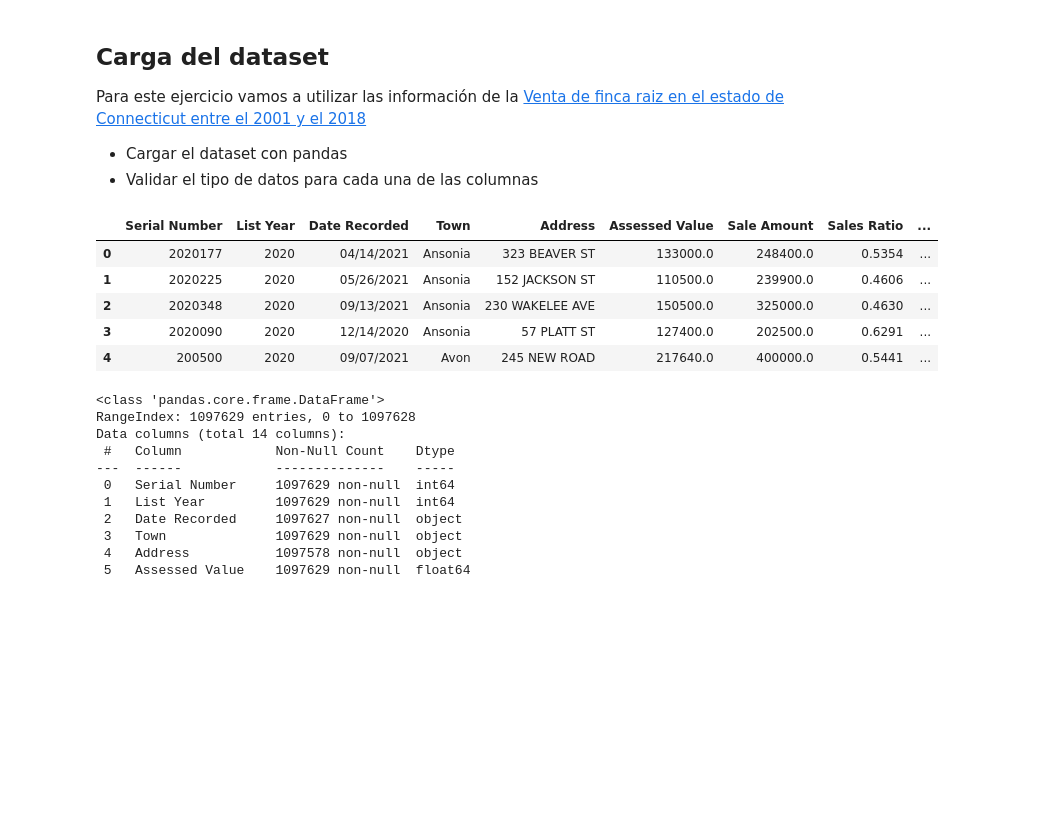
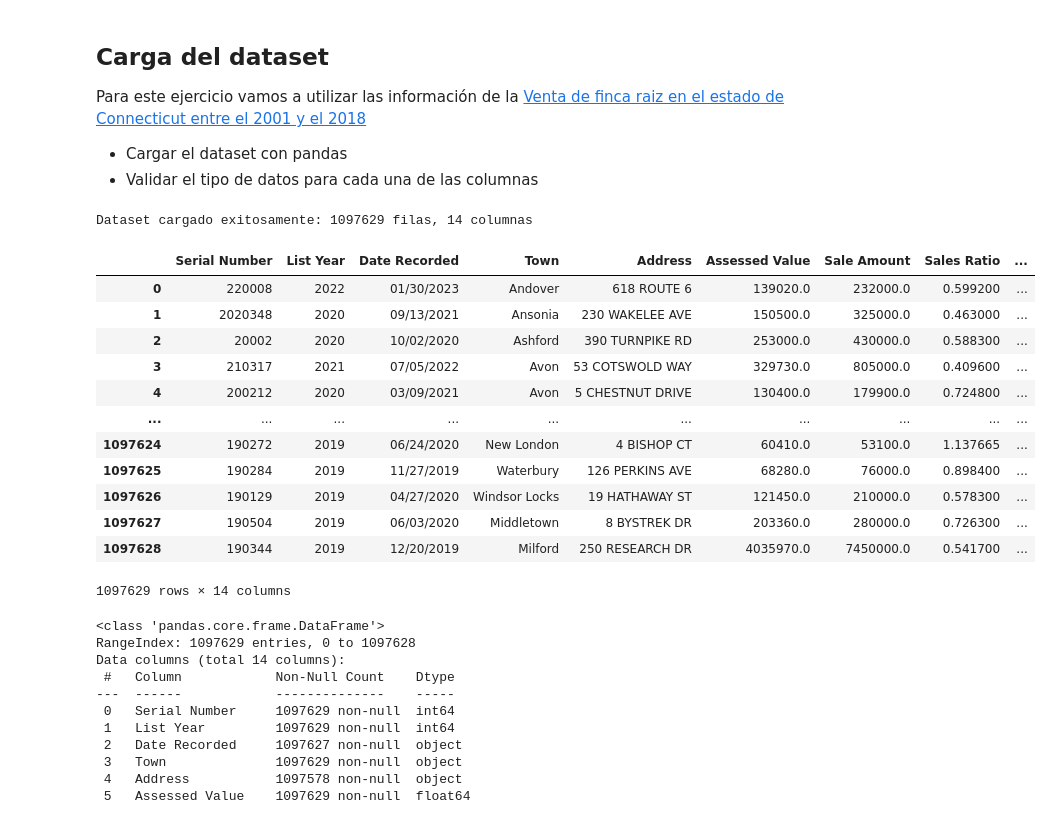
Before and after one commit to LordOnion88/MAD, a Jupyter notebook: Repasos/Análisis de tendencias de ventas.ipynb, the cells around one changed output. Saved outputs shown, nothing was run; the diff lists cells and outputs as text; code cells hidden in the pictures; blank space fills up the shorter version.

```diff
--- a/Repasos/Análisis de tendencias de ventas.ipynb
+++ b/Repasos/Análisis de tendencias de ventas.ipynb
@@ -37,18 +35,24 @@ Para este ejercicio vamos a utilizar las información de la [Venta de finca raiz
 -   Validar el tipo de datos para cada una de las columnas
 # %%
 # Cargar el dataset con pandas
-
-url = 'https://data.ct.gov/api/views/5mzw-sjtu/rows.csv'
-
-dataset = pd.read_csv(url, sep=',')
-dataset.head()
+url = "https://data.ct.gov/api/views/5mzw-sjtu/rows.csv"
+dataset = cargar_dataset(url)
+dataset
 # %% [output]
+Dataset cargado exitosamente: 1097629 filas, 14 columnas
 |  | Serial Number | List Year | Date Recorded | Town | Address | Assessed Value | Sale Amount | Sales Ratio | ... |
-| 0 | 2020177 | 2020 | 04/14/2021 | Ansonia | 323 BEAVER ST | 133000.0 | 248400.0 | 0.5354 | ... |
-| 1 | 2020225 | 2020 | 05/26/2021 | Ansonia | 152 JACKSON ST | 110500.0 | 239900.0 | 0.4606 | ... |
-| 2 | 2020348 | 2020 | 09/13/2021 | Ansonia | 230 WAKELEE AVE | 150500.0 | 325000.0 | 0.4630 | ... |
-| 3 | 2020090 | 2020 | 12/14/2020 | Ansonia | 57 PLATT ST | 127400.0 | 202500.0 | 0.6291 | ... |
-| 4 | 200500 | 2020 | 09/07/2021 | Avon | 245 NEW ROAD | 217640.0 | 400000.0 | 0.5441 | ... |
+| 0 | 220008 | 2022 | 01/30/2023 | Andover | 618 ROUTE 6 | 139020.0 | 232000.0 | 0.599200 | ... |
+| 1 | 2020348 | 2020 | 09/13/2021 | Ansonia | 230 WAKELEE AVE | 150500.0 | 325000.0 | 0.463000 | ... |
+| 2 | 20002 | 2020 | 10/02/2020 | Ashford | 390 TURNPIKE RD | 253000.0 | 430000.0 | 0.588300 | ... |
+| 3 | 210317 | 2021 | 07/05/2022 | Avon | 53 COTSWOLD WAY | 329730.0 | 805000.0 | 0.409600 | ... |
+| 4 | 200212 | 2020 | 03/09/2021 | Avon | 5 CHESTNUT DRIVE | 130400.0 | 179900.0 | 0.724800 | ... |
+| ... | ... | ... | ... | ... | ... | ... | ... | ... | ... |
+| 1097624 | 190272 | 2019 | 06/24/2020 | New London | 4 BISHOP CT | 60410.0 | 53100.0 | 1.137665 | ... |
+| 1097625 | 190284 | 2019 | 11/27/2019 | Waterbury | 126 PERKINS AVE | 68280.0 | 76000.0 | 0.898400 | ... |
+| 1097626 | 190129 | 2019 | 04/27/2020 | Windsor Locks | 19 HATHAWAY ST | 121450.0 | 210000.0 | 0.578300 | ... |
+| 1097627 | 190504 | 2019 | 06/03/2020 | Middletown | 8 BYSTREK DR | 203360.0 | 280000.0 | 0.726300 | ... |
+| 1097628 | 190344 | 2019 | 12/20/2019 | Milford | 250 RESEARCH DR | 4035970.0 | 7450000.0 | 0.541700 | ... |
+1097629 rows × 14 columns
 # %%
 display( dataset.info(), dataset.describe()) # obteniendo la información basica del dataset
 # %% [output]
```
Also changed, not shown: parts of 7 cells of this notebook, 1 other file.
